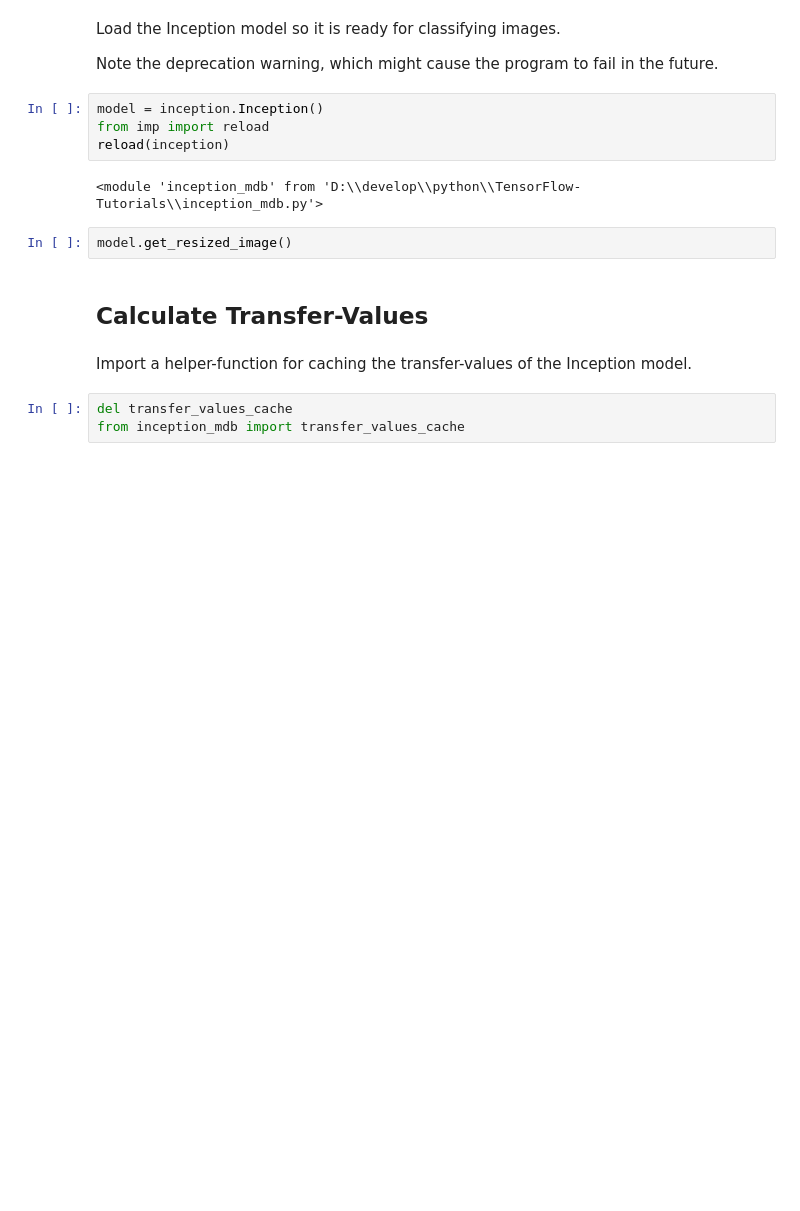
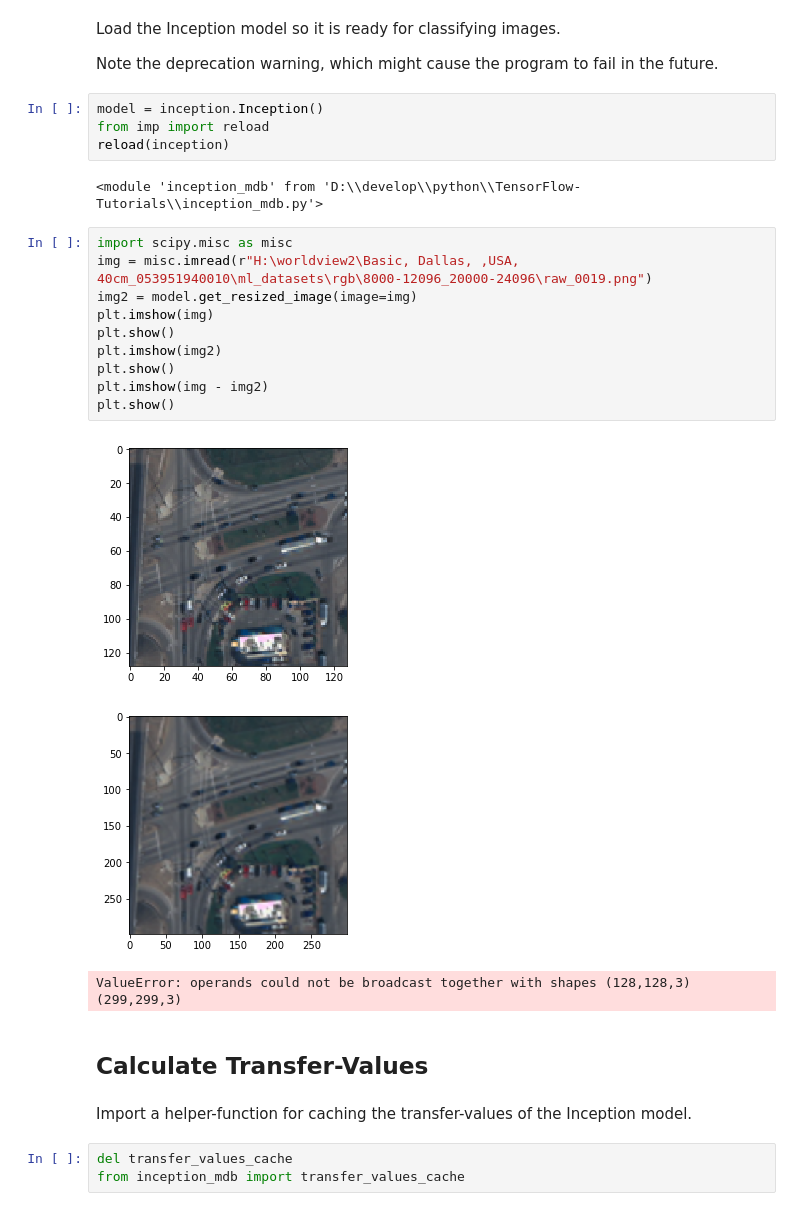
Before and after one commit to juggernaut5k/TensorFlow-Tutorials, a Jupyter notebook: 08_Transfer_Learning_mdb.ipynb, the cells around one changed output. Drawn from its saved outputs; the diff is of its cells as text; blank space fills up the shorter version.

```diff
--- a/08_Transfer_Learning_mdb.ipynb
+++ b/08_Transfer_Learning_mdb.ipynb
@@ -214,8 +214,20 @@ from imp import reload
 reload(inception)
 # %% [output]
 <module 'inception_mdb' from 'D:\\develop\\python\\TensorFlow-Tutorials\\inception_mdb.py'>
-# %%
-model.get_resized_image()
+# %%
+import scipy.misc as misc
+img = misc.imread(r"H:\worldview2\Basic, Dallas, ,USA, 40cm_053951940010\ml_datasets\rgb\8000-12096_20000-24096\raw_0019.png")
+img2 = model.get_resized_image(image=img)
+plt.imshow(img)
+plt.show()
+plt.imshow(img2)
+plt.show()
+plt.imshow(img - img2)
+plt.show()
+# %% [output]
+[figure, added]
+[figure, added]
+ValueError: operands could not be broadcast together with shapes (128,128,3) (299,299,3)
 # %% [markdown]
 ## Calculate Transfer-Values
 # %% [markdown]
```
Also changed, not shown: parts of 3 cells of this notebook, 2 other files.
